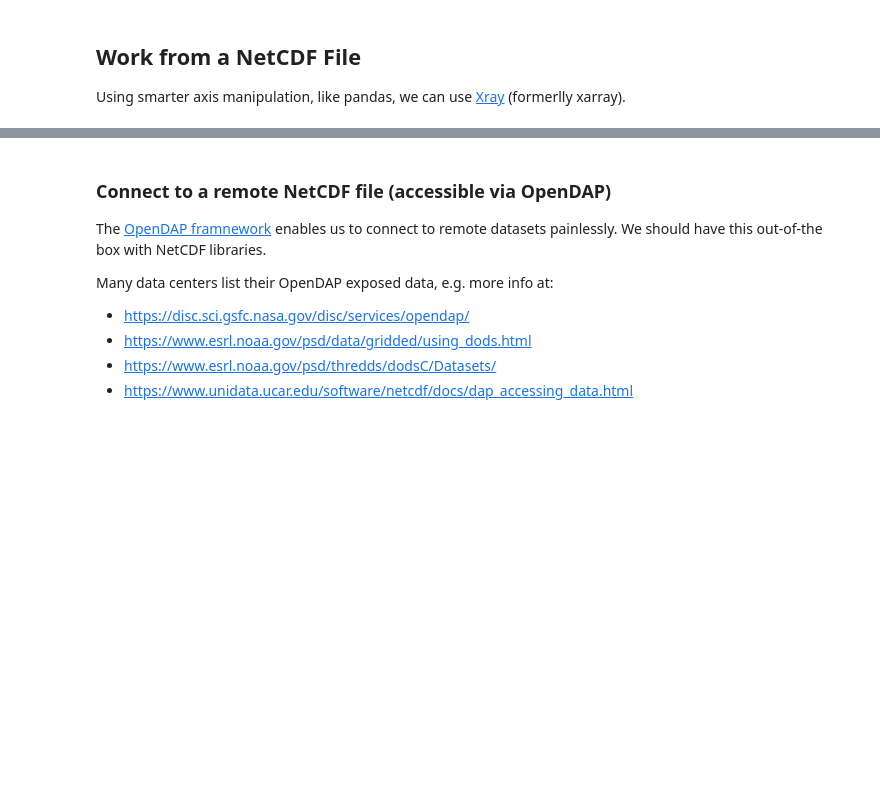
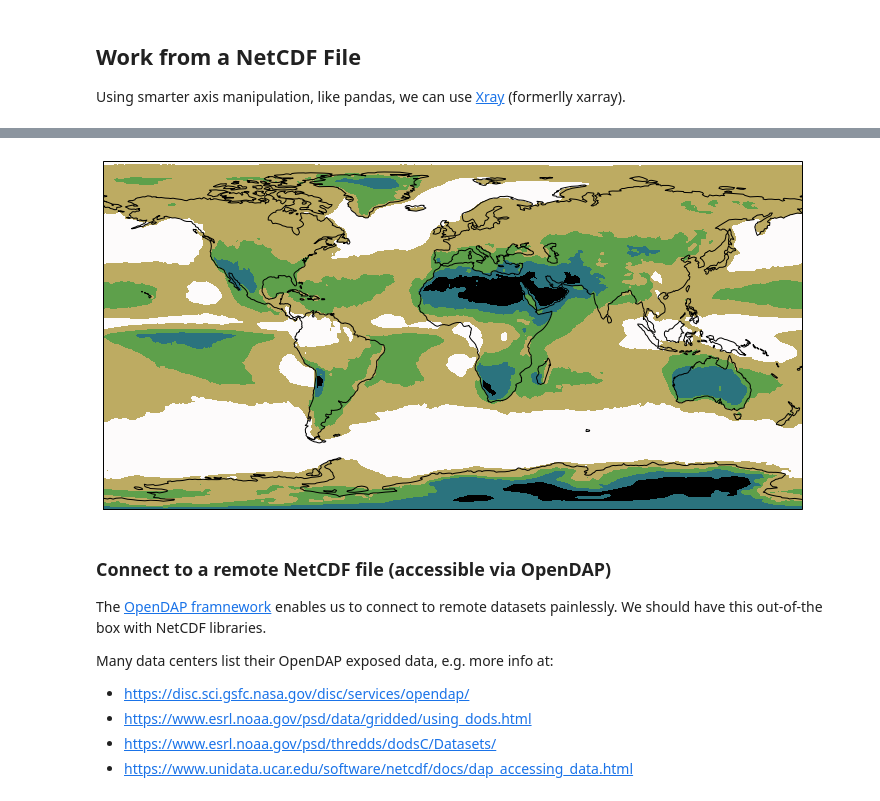
Before and after one commit to Vizzuality/data_sci_tutorials, a Jupyter notebook: work/Rasters_part1.ipynb, the cells around one changed output, grey strips where cells are left out. Drawn from its saved outputs; the diff is of its cells as text; code cells hidden in the pictures; blank space fills up the shorter version.

```diff
--- a/work/Rasters_part1.ipynb
+++ b/work/Rasters_part1.ipynb
@@ -87,10 +153,12 @@ plt.xlim(-90,90)
 # %%
 # We can also easily create a more advanced preview plot with boundaries projected using cartopy
 plt.figure(figsize=(10,7))
 ax = plt.axes(projection=ccrs.PlateCarree());
-ncfile.Cloud_Fraction_Mean_Mean.plot.pcolormesh(ax=ax, x='lon', y='lat', add_colorbar=False, cmap=cm.gist_earth)
+ncfile.Cloud_Fraction_Mean_Mean.plot.contourf(ax=ax, x='lon', y='lat', add_colorbar=False, cmap=cm.gist_earth)
 ax.coastlines()
 plt.tight_layout()
+# %% [output]
+[figure, added]
 # %% [markdown]
 ### Connect to a remote NetCDF file (accessible via OpenDAP)
 
```
Also changed, not shown: parts of 21 cells of this notebook, 3 other files.
